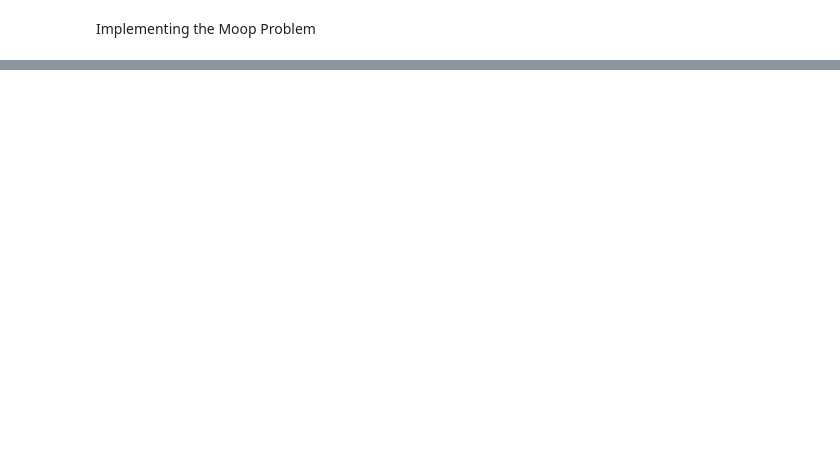
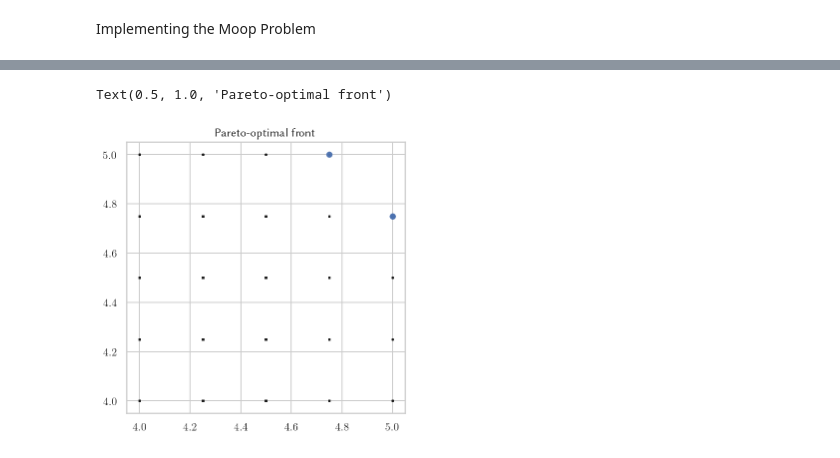
Before and after one commit to idaShobs/destirec-composite, a Jupyter notebook: Implementation/main.ipynb, the cells around one changed output, grey strips where cells are left out. Saved outputs shown, nothing was run; the diff lists cells and outputs as text; code cells hidden in the pictures; blank space fills up the shorter version.

```diff
--- a/Implementation/main.ipynb
+++ b/Implementation/main.ipynb
@@ -81,0 +338,15 @@ $$
+# %%
+toolbox = base.Toolbox()
+toolbox.region_groups = region_groups
+toolbox.data_indexInfo = data_index_info
+toolbox.strategy_indexInfo = strategy_index_info
+toolbox.region_indexInfo = region_index_info
+toolbox.max_gen = 200 # max number of iteration
+toolbox.mut_prob = 1/NDIM
+toolbox.cross_prob = 0.3
+creator.create("FitnessMoop", base.Fitness, weights=(1.0, )*NDIM)
+creator.create("Individual", list, fitness=creator.FitnessMoop)
+creator.create("Strategy", list)
+creator.create("ItemPositions", list )
+creator.create("FeasibilityInfo", list)
+creator.create("BinarySelectionPositions", list)
@@ -81,0 +362,6 @@ $$
+# %%
+population = toolbox.population(n=POP_SIZE)
+# %%
+fitnesses = toolbox.map(toolbox.evaluate, population)
+for ind, fit in zip(population, fitnesses):
+    ind.fitness.values = fit
@@ -81,0 +394,13 @@ $$
+# %%
+
+non_dom = tools.sortNondominated(population, k=len(population), first_front_only=True)[0]
+# %%
+plt.figure(figsize=(5,5))
+for ind in population:
+    plt.plot(ind.fitness.values[0], ind.fitness.values[1], 'k.', ms=3, alpha=0.5)
+for ind in non_dom:
+    plt.plot(ind.fitness.values[0], ind.fitness.values[1], 'bo', alpha=0.74, ms=5)
+plt.title('Pareto-optimal front')
+# %% [output]
+Text(0.5, 1.0, 'Pareto-optimal front')
+[figure, added]
```
Also changed, not shown: parts of 29 cells of this notebook.
